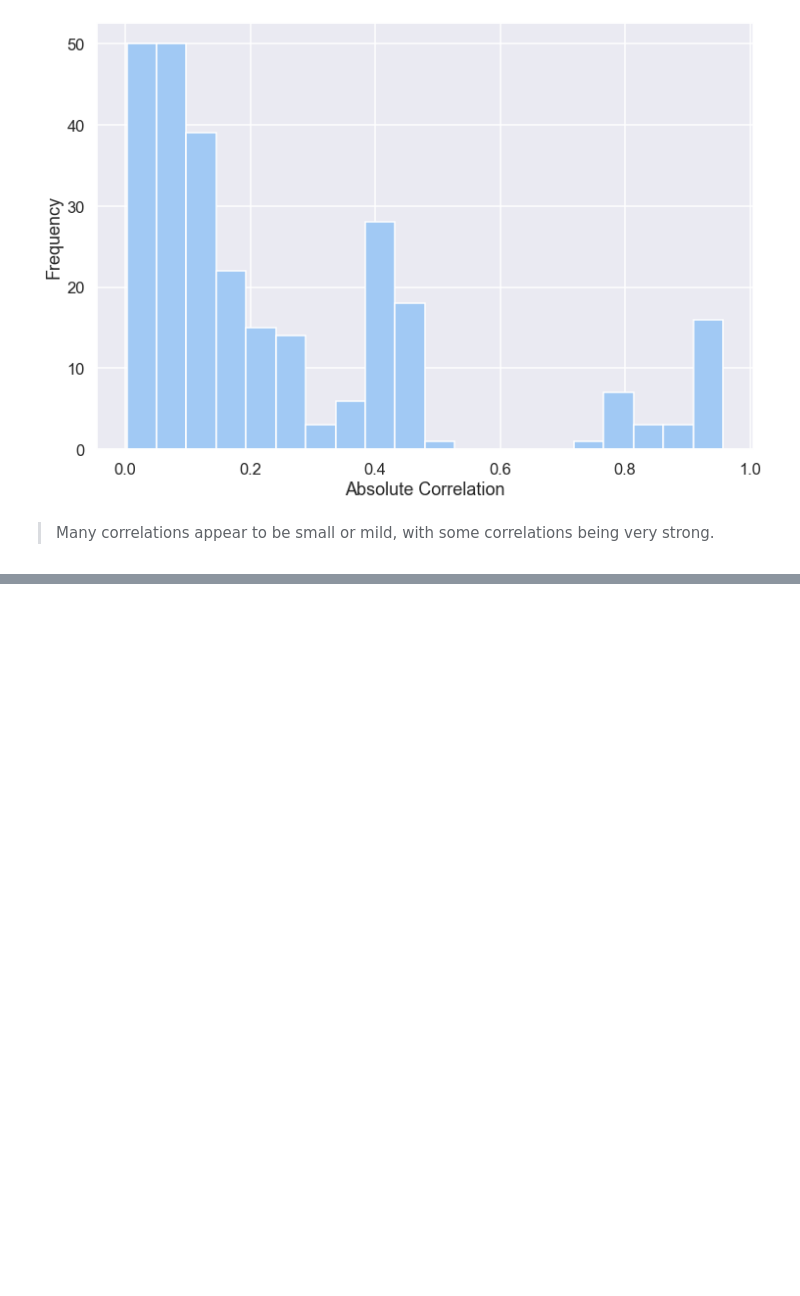
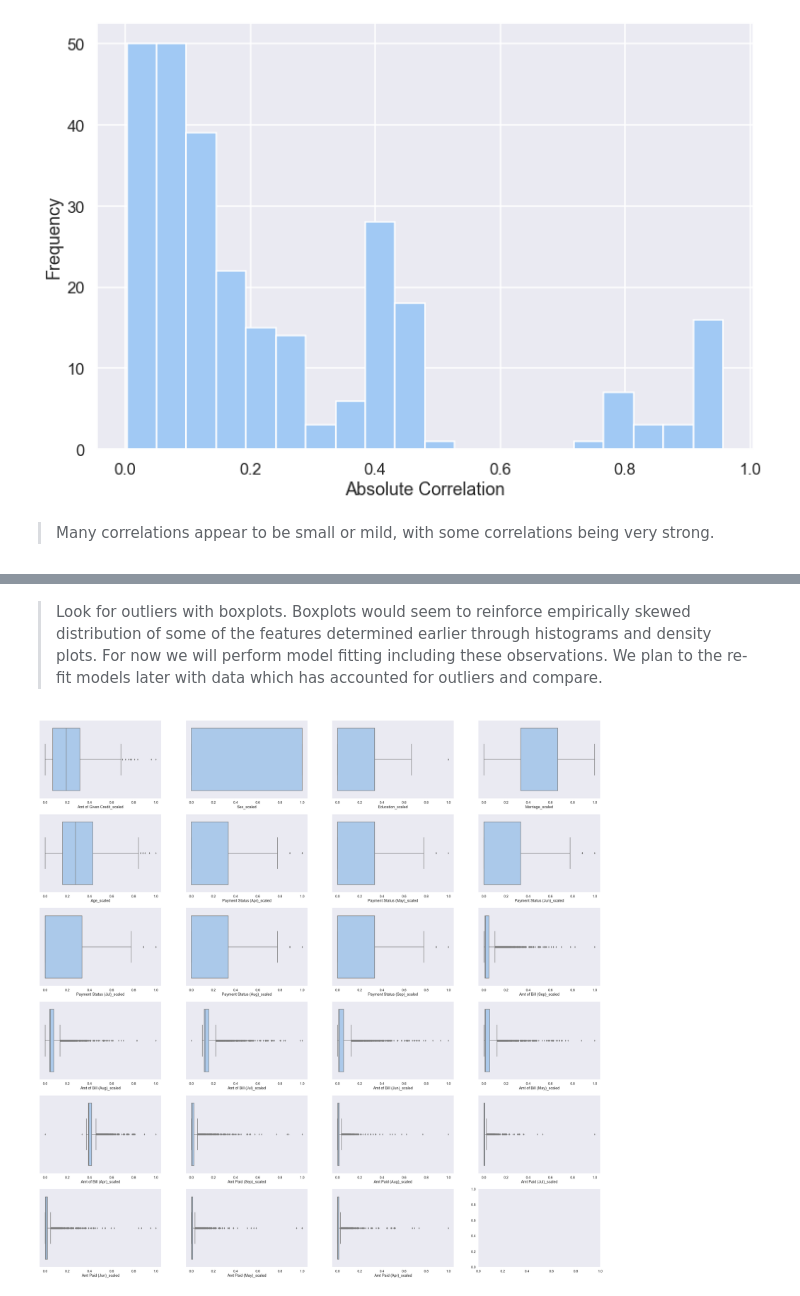
Before and after one commit to joe2009/Credit-Default, a Jupyter notebook: Credit_Default_Analysis.ipynb, the cells around one changed output, grey strips where cells are left out. Saved outputs shown, nothing was run; the diff lists cells and outputs as text; code cells hidden in the pictures; blank space fills up the shorter version.

```diff
--- a/Credit_Default_Analysis.ipynb
+++ b/Credit_Default_Analysis.ipynb
@@ -439,0 +516,18 @@ ax.set(xlabel='Absolute Correlation', ylabel='Frequency')
+# %% [markdown]
+> Look for outliers with boxplots. Boxplots would seem to reinforce empirically skewed distribution of some of the features determined earlier through histograms and density plots. For now we will perform model fitting including these observations. We plan to the re-fit models later with data which has accounted for outliers and compare.
+# %%
+# Look for outliers
+sns.set_context('talk')
+sns.set_palette('pastel')
+sns.set_style('dark')
+
+fig, ax = plt.subplots(6,4)
+fig.set_size_inches(48,48)
+ax = ax.flatten()
+
+fields = list(norm_data.columns[:-1])
+
+for field, ax in zip(fields, ax):
+    sns.boxplot(norm_data[field], ax=ax)
+# %% [output]
+[figure, added]
```
Also changed, not shown: parts of 8 cells of this notebook.
